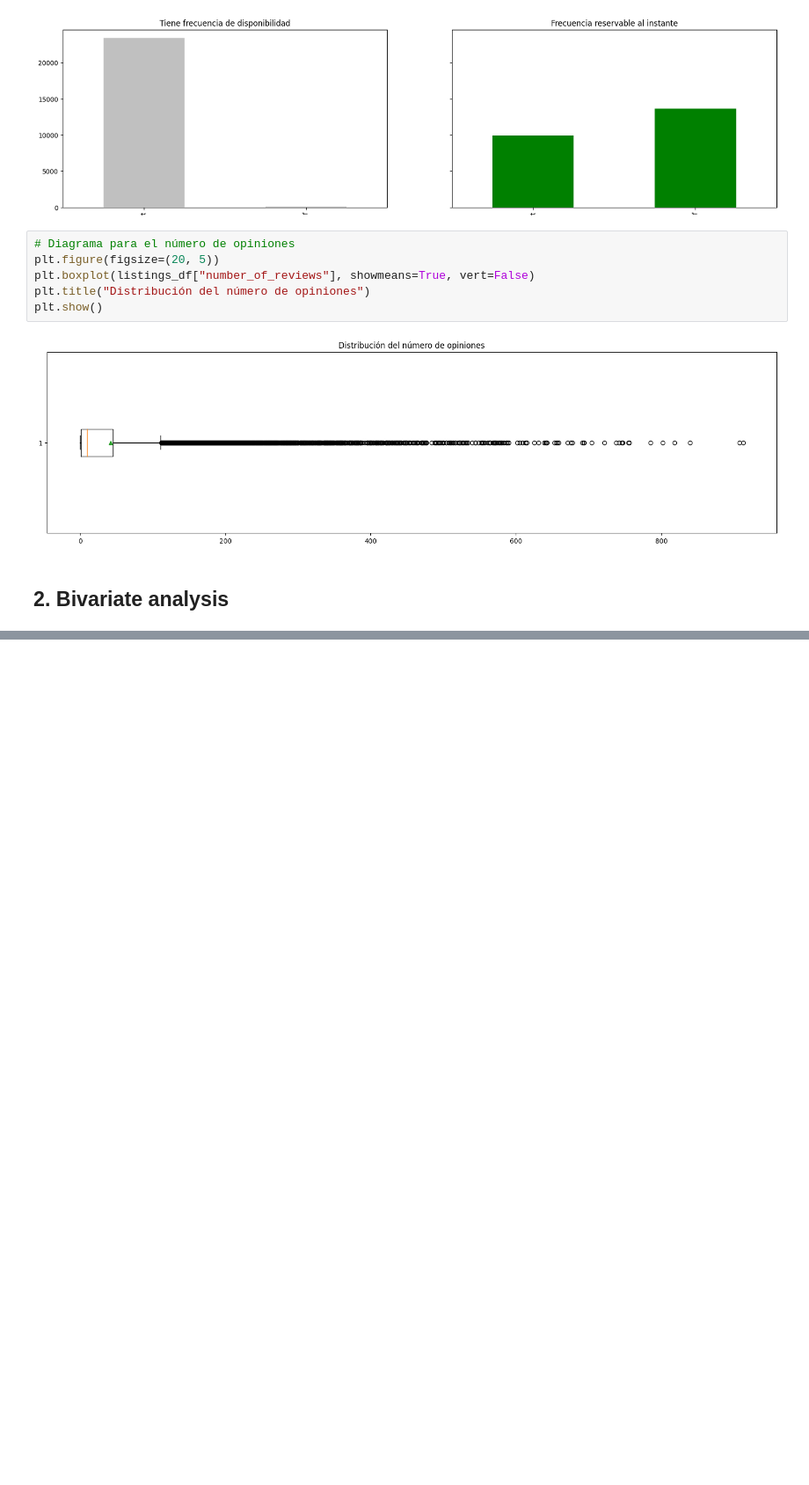
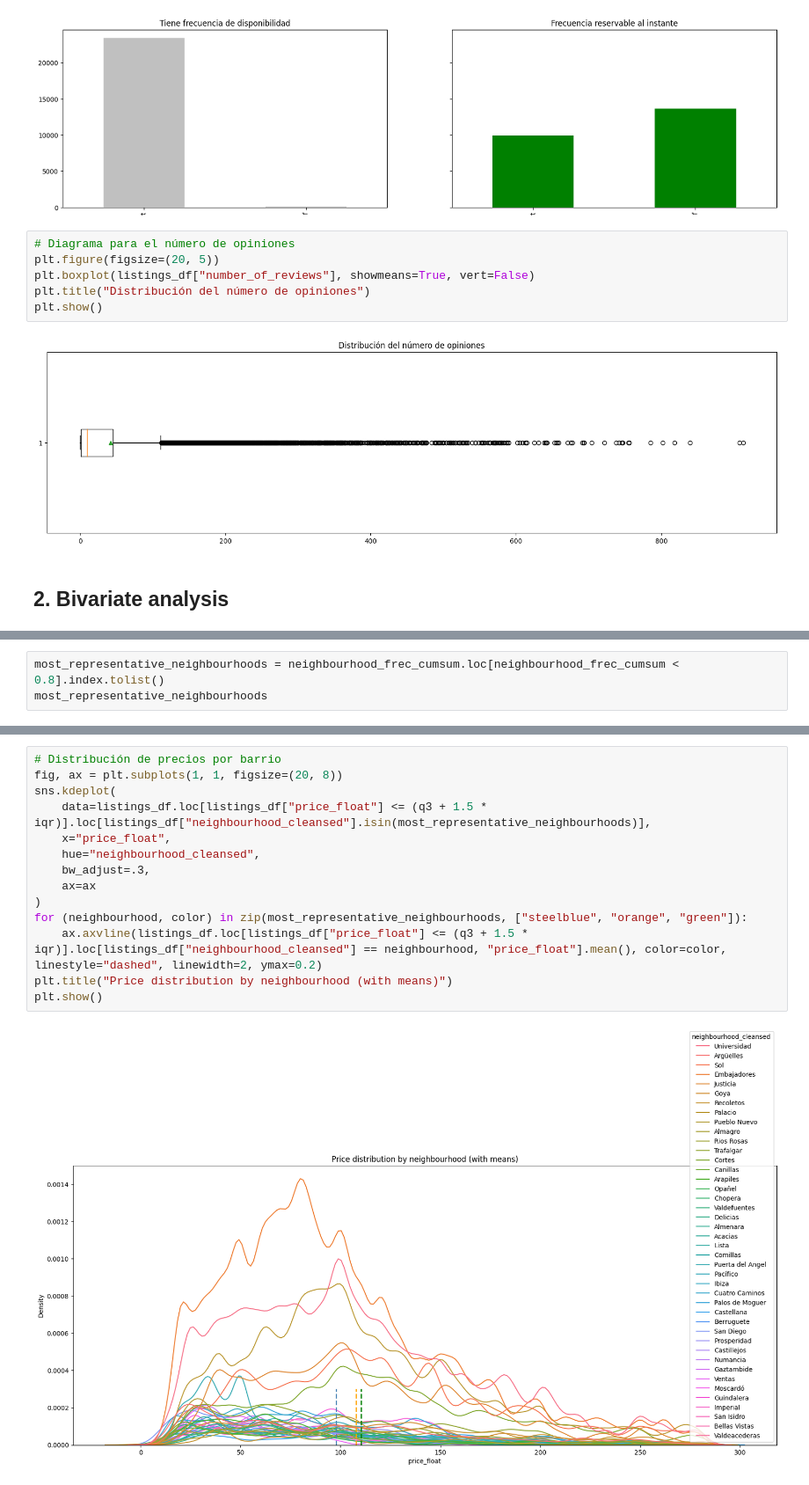
Before and after one commit to Jucavilav/Ciencia-de-datos, a Jupyter notebook: JuanCarlosAvila.ipynb, the cells around one changed output, grey strips where cells are left out. Shown at 88% size. Saved outputs shown, nothing was run; the diff lists cells and outputs as text; blank space fills up the shorter version.

```diff
--- a/JuanCarlosAvila.ipynb
+++ b/JuanCarlosAvila.ipynb
@@ -174,0 +232,3 @@ plt.show()
+# %%
+most_representative_neighbourhoods = neighbourhood_frec_cumsum.loc[neighbourhood_frec_cumsum < 0.8].index.tolist()
+most_representative_neighbourhoods
@@ -174,0 +253,16 @@ plt.show()
+# %%
+# Distribución de precios por barrio
+fig, ax = plt.subplots(1, 1, figsize=(20, 8))
+sns.kdeplot(
+    data=listings_df.loc[listings_df["price_float"] <= (q3 + 1.5 * iqr)].loc[listings_df["neighbourhood_cleansed"].isin(most_representative_neighbourhoods)],
+    x="price_float",
+    hue="neighbourhood_cleansed",
+    bw_adjust=.3,
+    ax=ax
+)
+for (neighbourhood, color) in zip(most_representative_neighbourhoods, ["steelblue", "orange", "green"]):
+    ax.axvline(listings_df.loc[listings_df["price_float"] <= (q3 + 1.5 * iqr)].loc[listings_df["neighbourhood_cleansed"] == neighbourhood, "price_float"].mean(), color=color, linestyle="dashed", linewidth=2, ymax=0.2)
+plt.title("Price distribution by neighbourhood (with means)")
+plt.show()
+# %% [output]
+[figure, added]
```
Also changed, not shown: parts of 6 cells of this notebook.
